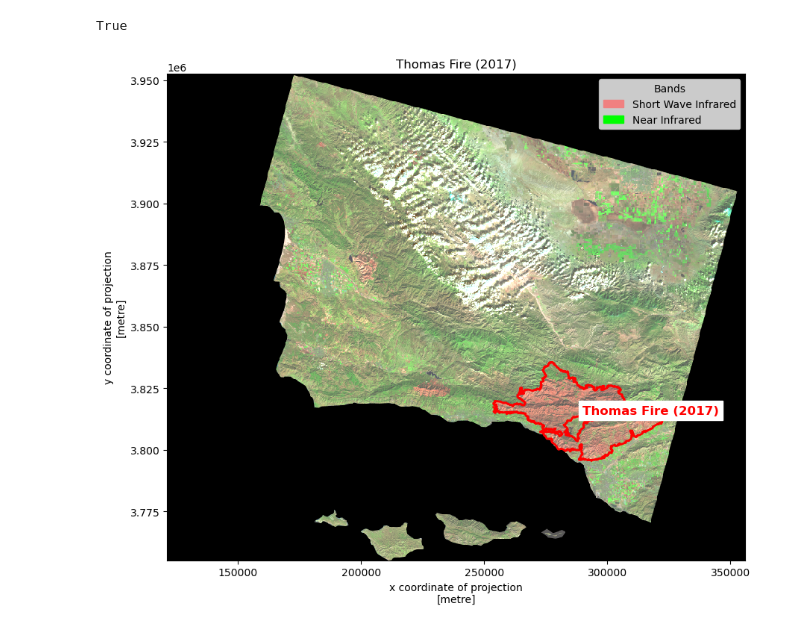
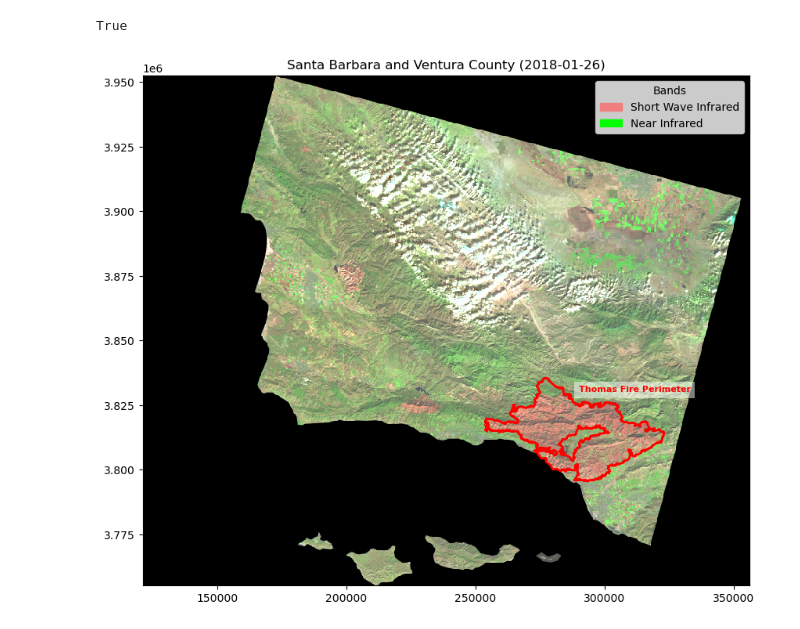
Before and after one commit to jordancsibley/eds220-hwk4, a Jupyter notebook: hwk4-task2-false-color.ipynb, the cells around one changed output. Cells and saved outputs as stored; diff of their text form; code cells hidden in the pictures.

```diff
--- a/hwk4-task2-false-color.ipynb
+++ b/hwk4-task2-false-color.ipynb
@@ -132,41 +133,46 @@ True
 # %%
 # Plot false color image with thomas fire boundary
 fig, ax= plt.subplots(figsize = (10, 10))
 
 # False color landsat image
 landsat[['swir22', 'nir08', 'red']].to_array().plot.imshow(robust=True,
                                                            ax=ax,
                                                           add_colorbar=True,
                                                           )
 
 # Overlay Thomas Fire boundary
 thomas.boundary.plot(ax=ax,
                      color = 'red',
                      linewidth=2)
 # Create custom legend for short wave and infrared
 swir_patch = mpatches.Patch(color='lightcoral', label='Short Wave Infrared')
 nir_patch = mpatches.Patch(color='lime', label='Near Infrared')
 
 #thomas_patch = mpatches.Patch(color='red', label='Fire Perimeter')
 
 # Set legend position
 ax.legend(handles=[swir_patch, nir_patch], loc='upper right', title='Bands')
 
 
-# MIGHT GET RID OF THIS PART IDK
-# Compute the centroid of the fire perimeter
-centroid = thomas.geometry.centroid[0]  # Assuming a single geometry in the GeoDataFrame
+# Set Perimeter label
+ax.text(
+    x=290070.0, y=3830030.0,  # Coordinates
+    s="Thomas Fire Perimeter",  # Label text
+    color='red', fontsize=8, weight='bold',
+    bbox=dict(facecolor='white', alpha=0.5, edgecolor='none')
 
-# Add a label at the centroid
-ax.text(
-    x=centroid.x, y=centroid.y,
-    s="Thomas Fire (2017)",
-    color='red', fontsize=12, weight='bold',
-    ha='left',  # Center align horizontally
-    backgroundcolor='white'
 )
 # Set title
-ax.set_title("Thomas Fire (2017)")
+ax.set_title("Santa Barbara and Ventura County (2018-01-26)")
+
+# Remove axes ticks
+#ax.set_xticks([])
+#ax.set_yticks([])
+
+# Remove axes labels
+ax.set_xlabel("")
+ax.set_ylabel("")
+
 plt.show()
 # %% [output]
-[figure, old version]
+[figure, new version]
```
Also changed, not shown: parts of 1 cell of this notebook.
